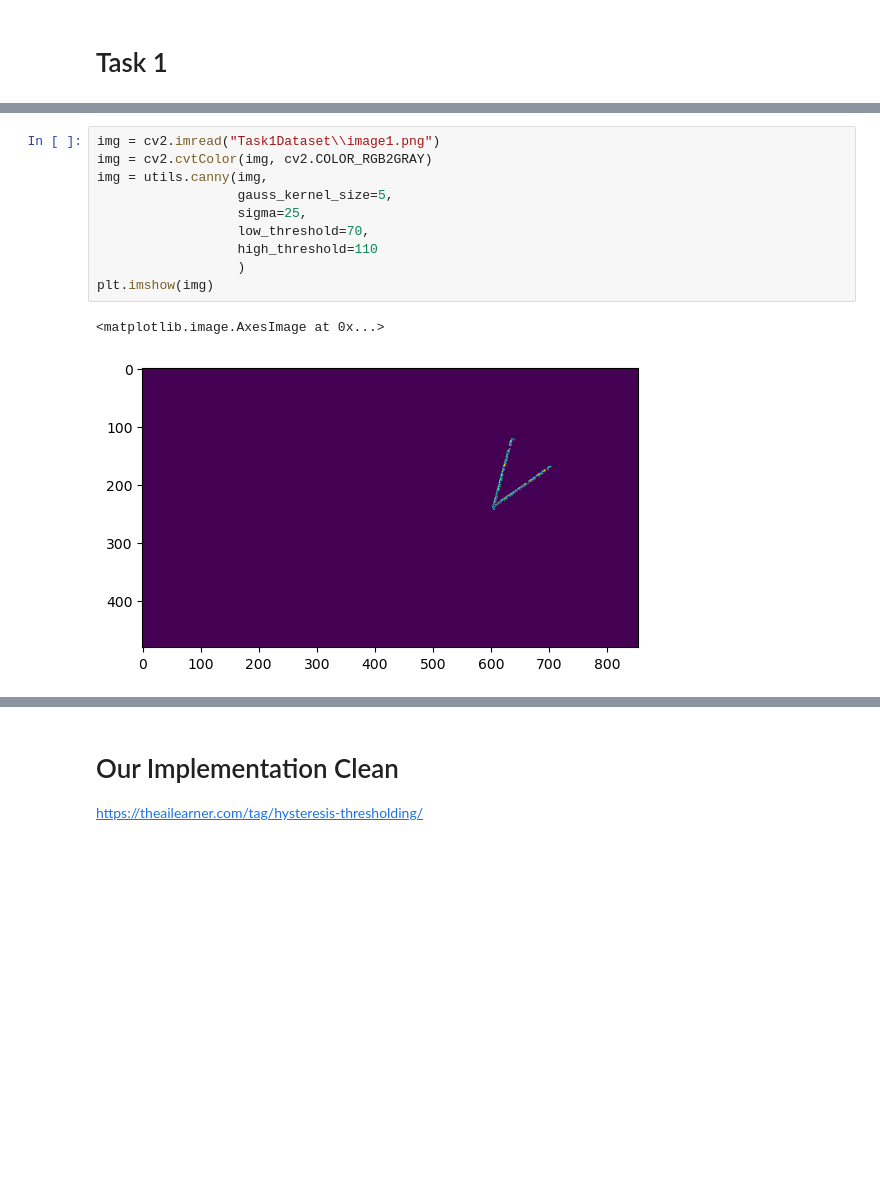
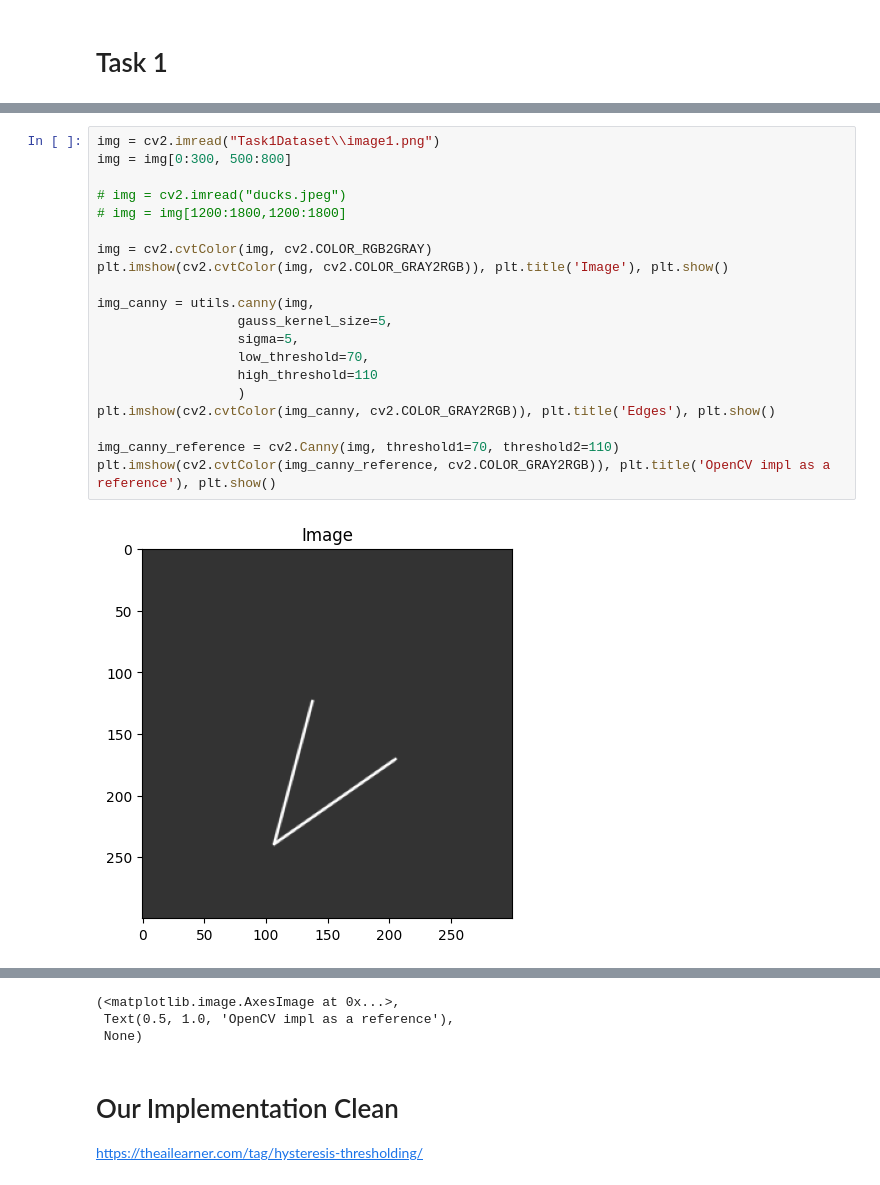
Before and after one commit to coeus-uk/computer-vision, a Jupyter notebook: Task1.ipynb, the cells around one changed output, grey strips where cells are left out. Drawn from its saved outputs; the diff is of its cells as text; blank space fills up the shorter version.

```diff
--- a/Task1.ipynb
+++ b/Task1.ipynb
@@ -14,13 +17,22 @@ import utils
-# %%
-img = cv2.imread("Task1Dataset\\image1.png")
-img = cv2.cvtColor(img, cv2.COLOR_RGB2GRAY)
-img = utils.canny(img,
-                  gauss_kernel_size=5,
-                  sigma=25,
-                  low_threshold=70,
-                  high_threshold=110
-                  )
-plt.imshow(img)
-# %% [output]
-<matplotlib.image.AxesImage at 0x...>
-[figure, removed]
+# %%
+img = cv2.imread("Task1Dataset\\image1.png")
+img = img[0:300, 500:800]
+
+# img = cv2.imread("ducks.jpeg")
+# img = img[1200:1800,1200:1800]
+
+img = cv2.cvtColor(img, cv2.COLOR_RGB2GRAY)
+plt.imshow(cv2.cvtColor(img, cv2.COLOR_GRAY2RGB)), plt.title('Image'), plt.show()
+
+img_canny = utils.canny(img,
+                  gauss_kernel_size=5,
+                  sigma=5,
+                  low_threshold=70,
+                  high_threshold=110
+                  )
+plt.imshow(cv2.cvtColor(img_canny, cv2.COLOR_GRAY2RGB)), plt.title('Edges'), plt.show()
+
+img_canny_reference = cv2.Canny(img, threshold1=70, threshold2=110)
+plt.imshow(cv2.cvtColor(img_canny_reference, cv2.COLOR_GRAY2RGB)), plt.title('OpenCV impl as a reference'), plt.show()
+# %% [output]
+[figure, added]
@@ -27,3 +41,6 @@ plt.imshow(img)
+(<matplotlib.image.AxesImage at 0x...>,
+ Text(0.5, 1.0, 'OpenCV impl as a reference'),
+ None)
 # %% [markdown]
 # Our Implementation Clean <br>
 https://theailearner.com/tag/hysteresis-thresholding/
```
Also changed, not shown: parts of 2 cells of this notebook, 1 other file.
